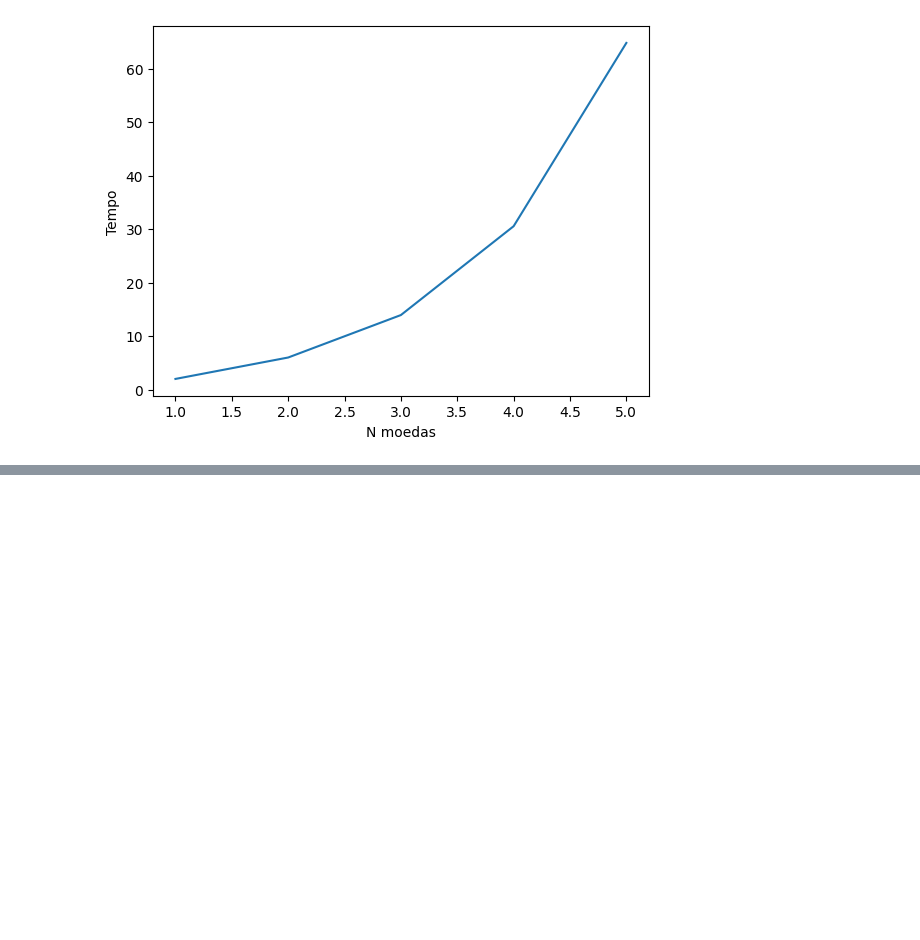
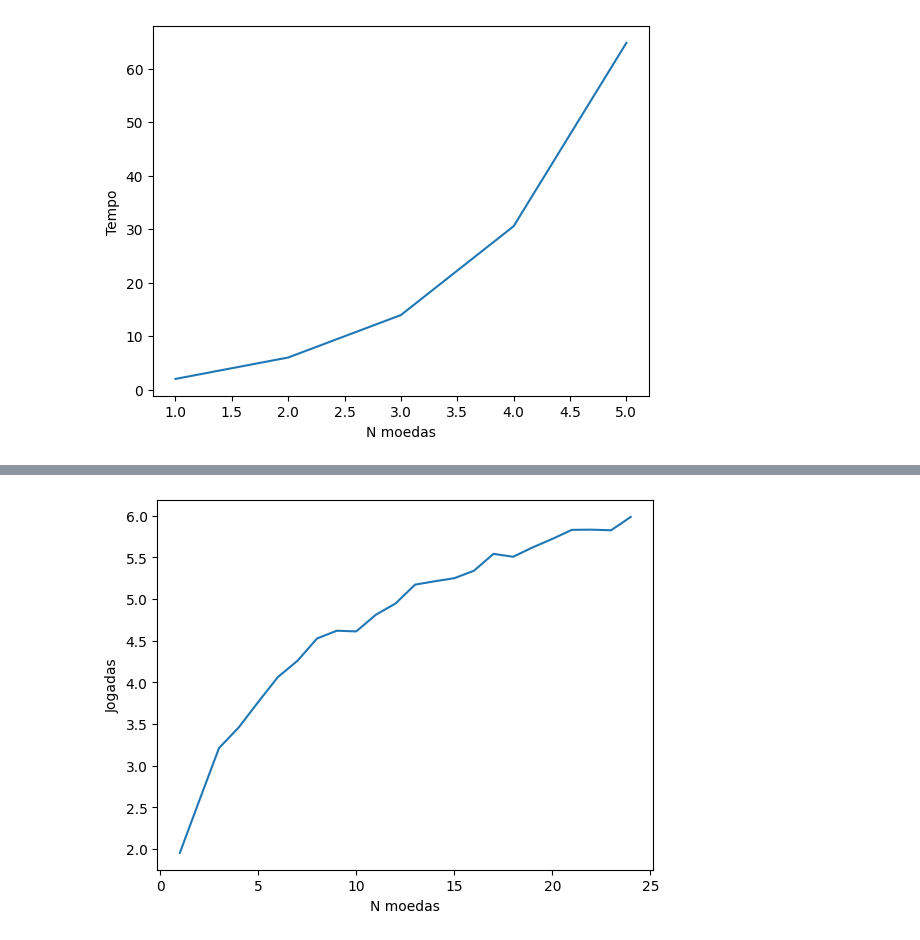
Before and after one commit to breno-cn/ms-lista-1, a Jupyter notebook: main.ipynb, the cells around one changed output, grey strips where cells are left out. Drawn from its saved outputs; the diff is of its cells as text; code cells hidden in the pictures; blank space fills up the shorter version.

```diff
--- a/main.ipynb
+++ b/main.ipynb
@@ -81 +81,41 @@ monte_carlo(True)
+# %%
+# 3)
+
+import numpy as np
+import matplotlib.pyplot as plt
+
+def toss_n_coins(start: int):
+    faces = ['H', 'T']
+    n = start
+    steps = 0
+
+    while True:
+        steps += 1
+        coins = [np.random.choice(faces) for _ in range(n)]
+        n = coins.count('T')
+
+        if n == 0:
+            break
+
+    return steps
+
+def monte_carlo():
+    times = 1000
+    x = []
+    y = []
+
+    for n in range(1, 25):
+        acc = 0
+        for i in range(times):
+            acc += toss_n_coins(n)
+        x.append(n)
+        y.append(acc / times)
+
+    plt.xlabel('N moedas')
+    plt.ylabel('Jogadas')
+    plt.plot(x, y)
+
+monte_carlo()
+# %% [output]
+[figure, added]
 # %%
```
Also changed, not shown: parts of 2 cells of this notebook.
